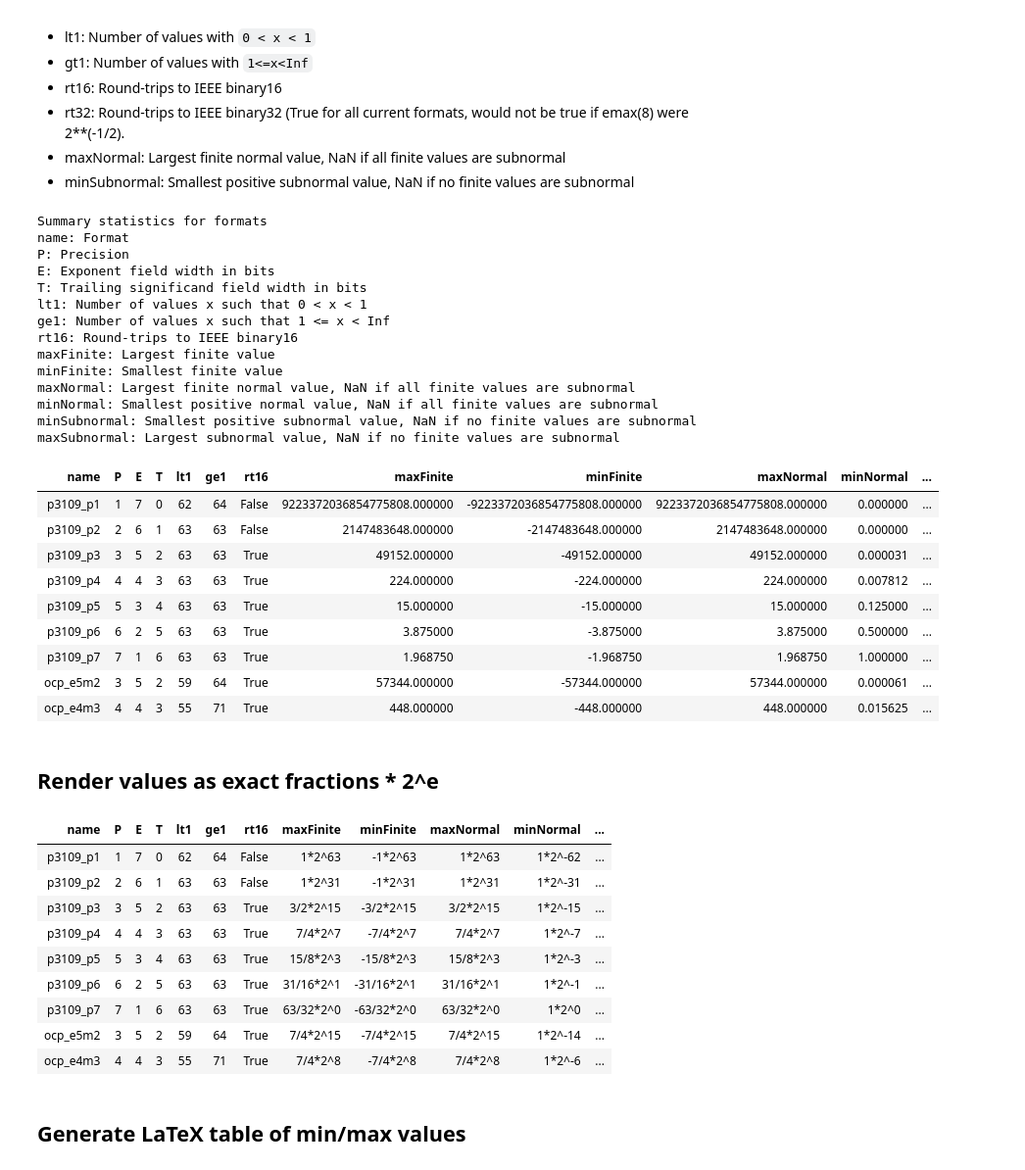
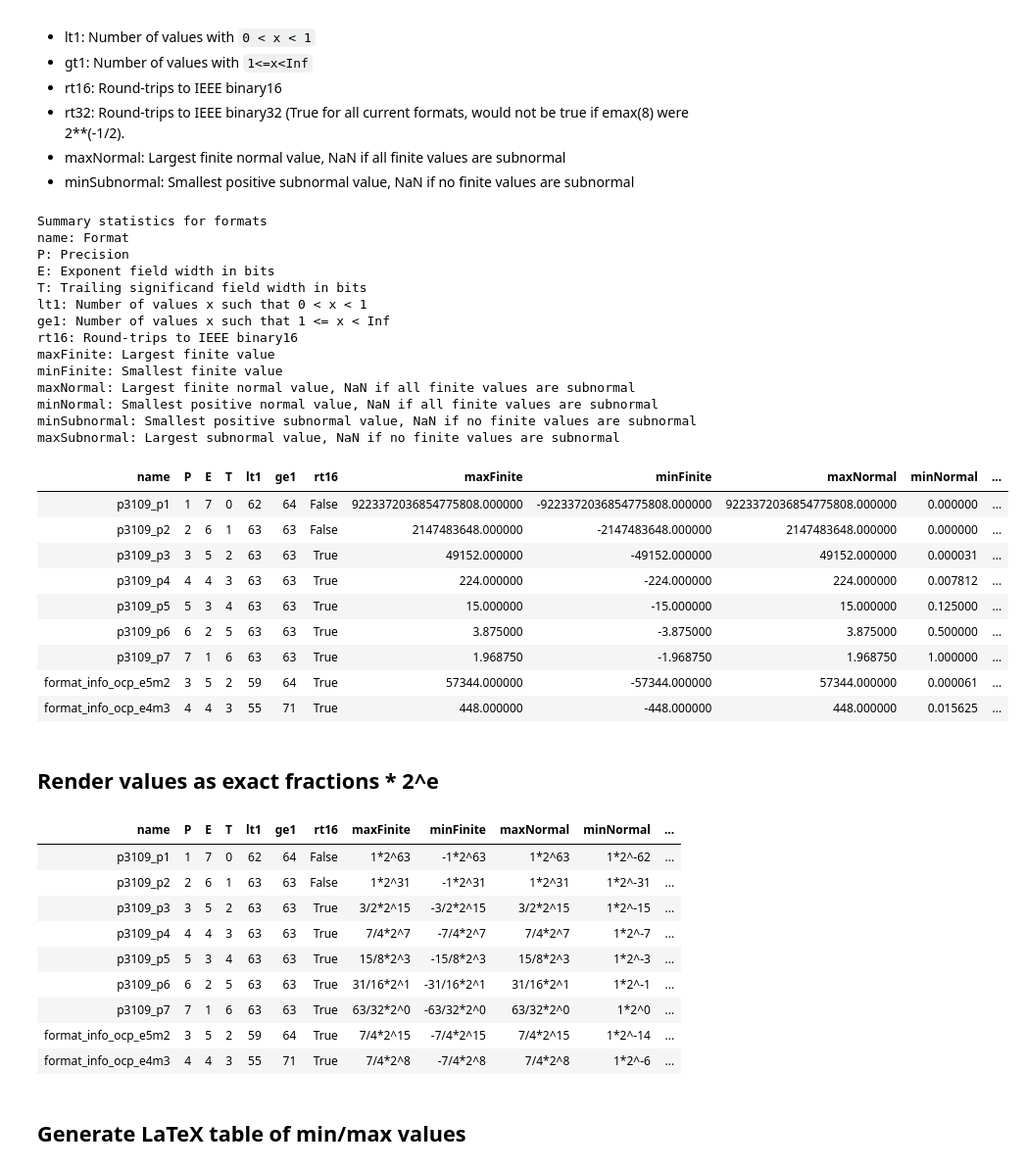
Before and after one commit to P3109/Public, a Jupyter notebook: Value Tables/make-value-tables.ipynb, the cells around one changed output. Shown: that part at 98% size. Cells and saved outputs as stored; diff of their text form; code cells hidden in the pictures.

Commit message:
update to gfloat 0.2

```diff
--- a/Value Tables/make-value-tables.ipynb
+++ b/Value Tables/make-value-tables.ipynb
@@ -216,12 +210,12 @@ print(fi)
 values = [decode_float(fi, i) for i in range(256)]
 
 # Convert to dataframe (and hide the FormatInfo)
-df_left_align(pandas.DataFrame(values)).hide().hide(subset=[*range(9,120), *range(131,251)]).hide(subset=['fi'], axis=1)
+df_left_align(pandas.DataFrame(values)).hide().hide(subset=[*range(9,120), *range(131,251)])
 
 with pandas.option_context("render.max_rows", 9):
   df = pandas.DataFrame(values)
-  display(df_left_align(df[0:8]).hide().hide(subset=['fi'], axis=1))
-  display(df_left_align(df[124:134]).hide().hide(subset=['fi'], axis=1))
-  display(df_left_align(df[249:]).hide().hide(subset=['fi'], axis=1))
+  display(df_left_align(df[0:8]).hide())
+  display(df_left_align(df[124:134]).hide())
+  display(df_left_align(df[249:]).hide())
 # %% [output]
 p3109_p3
@@ -339,12 +333,6 @@ Stats collected are:
  - maxNormal: Largest finite normal value, NaN if all finite values are subnormal
  - minSubnormal: Smallest positive subnormal value, NaN if no finite values are subnormal
 # %%
-
-import collections
-def nt(**kwargs):
-    fields = kwargs.keys()
-    ty = collections.namedtuple('NT', fields)
-    return ty(*(kwargs[f] for f in fields))
 
 def collect_stats(fi : FormatInfo):
   # Generate all values
@@ -385,7 +373,7 @@ def collect_stats(fi : FormatInfo):
   assert rt32 # If not, we should include rt32 in the table
 
   # Assemble tuple
-  return nt(name=fi.name,P=fi.precision,E=E,T=S,
+  return dict(name=fi.name,P=fi.precision,E=E,T=S,
             lt1=total_01,ge1=total_1Inf,
             rt16=rt16,
             maxFinite=maxFinite,minFinite=minFinite,
@@ -411,56 +399,43 @@ legends = {
 stats = [collect_stats(fi) for fi in p3109_and_ocp_formats]
 df = pandas.DataFrame(stats)
 HTML("""<h3> Summary statistics for formats </h3>
 <ul>""" +
 "\n".join(f'<li> {n}: {legends[n]}' for n in df.columns) + """
 </ul>
 """ + df_left_align(df).hide().to_html())
 # %% [output]
 Summary statistics for formats
 name: Format
 P: Precision
 E: Exponent field width in bits
 T: Trailing significand field width in bits
 lt1: Number of values x such that 0 < x < 1
 ge1: Number of values x such that 1 <= x < Inf
 rt16: Round-trips to IEEE binary16
 maxFinite: Largest finite value
 minFinite: Smallest finite value
 maxNormal: Largest finite normal value, NaN if all finite values are subnormal
 minNormal: Smallest positive normal value, NaN if all finite values are subnormal
 minSubnormal: Smallest positive subnormal value, NaN if no finite values are subnormal
 maxSubnormal: Largest subnormal value, NaN if no finite values are subnormal
 | name | P | E | T | lt1 | ge1 | rt16 | maxFinite | minFinite | maxNormal | minNormal | ... |
 | p3109_p1 | 1 | 7 | 0 | 62 | 64 | False | 9223372036854775808.000000 | -9223372036854775808.000000 | 9223372036854775808.000000 | 0.000000 | ... |
 | p3109_p2 | 2 | 6 | 1 | 63 | 63 | False | 2147483648.000000 | -2147483648.000000 | 2147483648.000000 | 0.000000 | ... |
 | p3109_p3 | 3 | 5 | 2 | 63 | 63 | True | 49152.000000 | -49152.000000 | 49152.000000 | 0.000031 | ... |
 | p3109_p4 | 4 | 4 | 3 | 63 | 63 | True | 224.000000 | -224.000000 | 224.000000 | 0.007812 | ... |
 | p3109_p5 | 5 | 3 | 4 | 63 | 63 | True | 15.000000 | -15.000000 | 15.000000 | 0.125000 | ... |
 | p3109_p6 | 6 | 2 | 5 | 63 | 63 | True | 3.875000 | -3.875000 | 3.875000 | 0.500000 | ... |
 | p3109_p7 | 7 | 1 | 6 | 63 | 63 | True | 1.968750 | -1.968750 | 1.968750 | 1.000000 | ... |
-| ocp_e5m2 | 3 | 5 | 2 | 59 | 64 | True | 57344.000000 | -57344.000000 | 57344.000000 | 0.000061 | ... |
-| ocp_e4m3 | 4 | 4 | 3 | 55 | 71 | True | 448.000000 | -448.000000 | 448.000000 | 0.015625 | ... |
+| format_info_ocp_e5m2 | 3 | 5 | 2 | 59 | 64 | True | 57344.000000 | -57344.000000 | 57344.000000 | 0.000061 | ... |
+| format_info_ocp_e4m3 | 4 | 4 | 3 | 55 | 71 | True | 448.000000 | -448.000000 | 448.000000 | 0.015625 | ... |
 # %% [markdown]
 ## Render values as exact fractions * 2^e
 # %%
-import fractions
-
-def pow2str(v):
-  """
-  Render finite values as string (p/q) x2^e
-  """
-  if not np.isfinite(v):
-    return str(v)
-
-  s = np.sign(v)
-  x = np.abs(v)
-  e = int(np.floor(np.log2(x)))
-  significand = fractions.Fraction(x * 2**-e)
-  return ('-' if s < 0 else '') + f'{significand}*2^{e:d}'
+from gfloat.printing import float_pow2str
 
 df_pow2 = df.copy()
 for field in ("maxFinite","minFinite","maxNormal","minNormal","minSubnormal","maxSubnormal"):
-  df_pow2[field] = df_pow2[field].map(pow2str)
+  df_pow2[field] = df_pow2[field].map(float_pow2str)
 df_left_align(df_pow2).hide()
 # %% [output]
 | name | P | E | T | lt1 | ge1 | rt16 | maxFinite | minFinite | maxNormal | minNormal | ... |
@@ -471,8 +446,8 @@ df_left_align(df_pow2).hide()
 | p3109_p5 | 5 | 3 | 4 | 63 | 63 | True | 15/8*2^3 | -15/8*2^3 | 15/8*2^3 | 1*2^-3 | ... |
 | p3109_p6 | 6 | 2 | 5 | 63 | 63 | True | 31/16*2^1 | -31/16*2^1 | 31/16*2^1 | 1*2^-1 | ... |
 | p3109_p7 | 7 | 1 | 6 | 63 | 63 | True | 63/32*2^0 | -63/32*2^0 | 63/32*2^0 | 1*2^0 | ... |
-| ocp_e5m2 | 3 | 5 | 2 | 59 | 64 | True | 7/4*2^15 | -7/4*2^15 | 7/4*2^15 | 1*2^-14 | ... |
-| ocp_e4m3 | 4 | 4 | 3 | 55 | 71 | True | 7/4*2^8 | -7/4*2^8 | 7/4*2^8 | 1*2^-6 | ... |
+| format_info_ocp_e5m2 | 3 | 5 | 2 | 59 | 64 | True | 7/4*2^15 | -7/4*2^15 | 7/4*2^15 | 1*2^-14 | ... |
+| format_info_ocp_e4m3 | 4 | 4 | 3 | 55 | 71 | True | 7/4*2^8 | -7/4*2^8 | 7/4*2^8 | 1*2^-6 | ... |
 # %% [markdown]
 ## Generate LaTeX table of min/max values
 # %%
```
Also changed, not shown: parts of 13 cells of this notebook.
